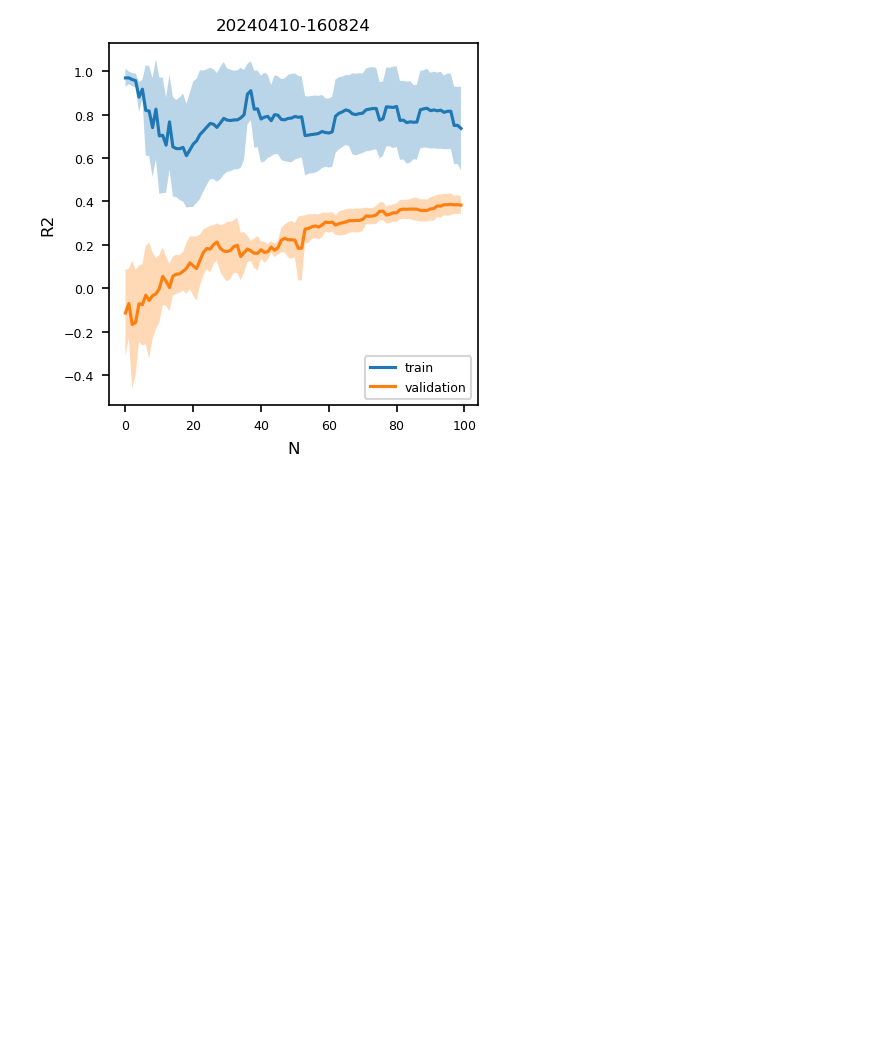
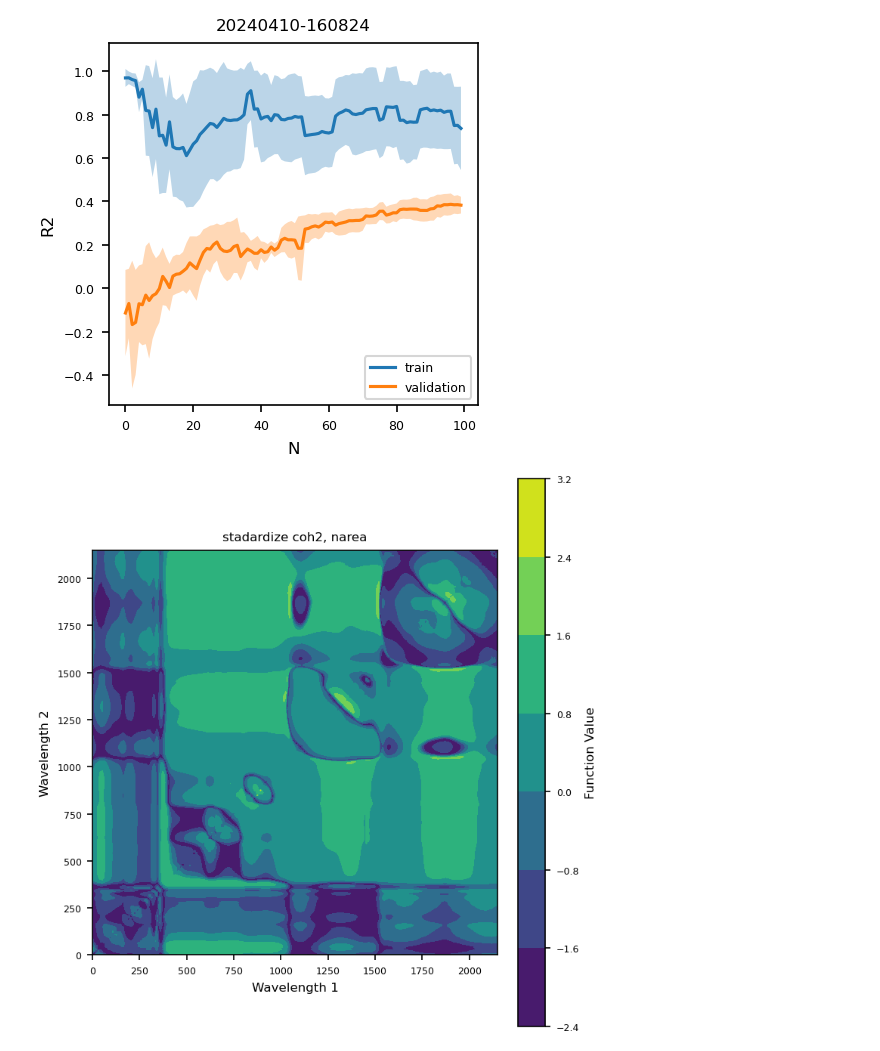
Before and after one commit to stair-lab/bo4ag, a Jupyter notebook: Benchmark/gp_fit_plot.ipynb, the cells around one changed output. Saved outputs shown, nothing was run; the diff lists cells and outputs as text; code cells hidden in the pictures; blank space fills up the shorter version.

Commit message:
Updated gp_fit_plot.ipynb to include plotting of standardize, log, and box cox transformations

```diff
--- a/Benchmark/gp_fit_plot.ipynb
+++ b/Benchmark/gp_fit_plot.ipynb
@@ -52,0 +80,29 @@ with plt.rc_context(bundles.icml2022(family="sans-serif", usetex=False, column="
+# %%
+#visualize the search space
+# Generate data for the plot
+n=500
+x1 = torch.linspace(0, 2150, n)
+x2 = torch.linspace(0, 2150, n)
+X1, X2 = torch.meshgrid(x1, x2)
+X = torch.stack([X1.reshape((-1)),X2.reshape((-1))]).T
+
+Z = lookup(X)
+Z = cleanZeros(Z)
+Z = stadardize(Z)
+
+# Create a contour plot
+plt. figure(figsize=(5,5))
+plt.contourf(X1, X2, Z.reshape(n, n), cmap='viridis')
+cbar = plt.colorbar(label='Function Value')
+
+# Add labels and title
+plt.xlabel('Wavelength 1')
+plt.ylabel('Wavelength 2')
+plt.title("stadardize coh2, narea")
+
+# Show the plot
+plt.gca().set_aspect('equal', adjustable='box')
+cbar.ax.set_aspect(10, adjustable='box')
+plt.show()
+# %% [output]
+[figure, added]
```
Also changed, not shown: parts of 9 cells of this notebook.
